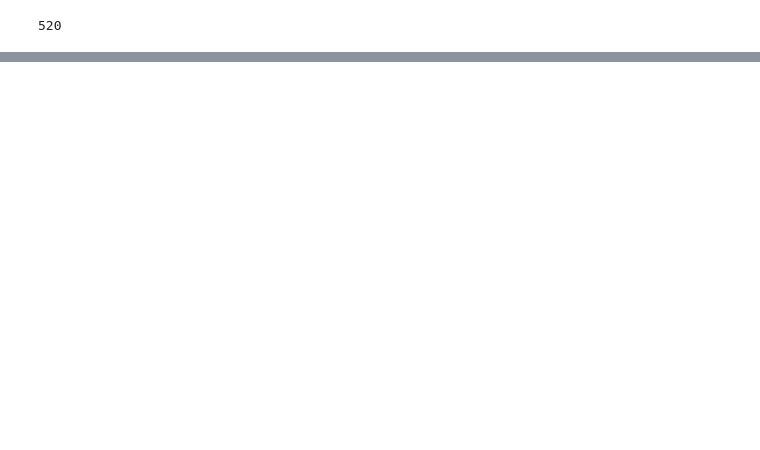
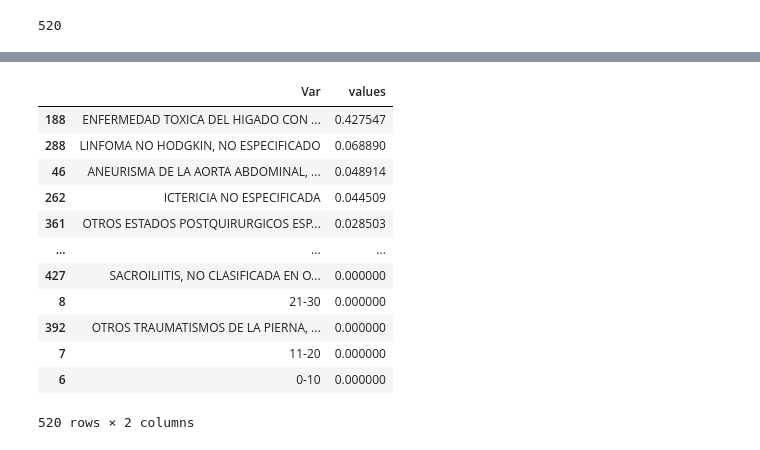
Before and after one commit to juanrodrizc/caso_analitica_finanzas, a Jupyter notebook: Modelo.ipynb, the cells around one changed output, grey strips where cells are left out. Cells and saved outputs as stored; diff of their text form; code cells hidden in the pictures; blank space fills up the shorter version.

```diff
--- a/Modelo.ipynb
+++ b/Modelo.ipynb
@@ -50,0 +113,5 @@ len(temp2)
+# %%
+# Se seleccionan las variables más significativas para el modelo según la Extracción de features
+modelo = ExtraTreesRegressor(n_estimators=100)
+modelo.fit(X, y)
+print(modelo.feature_importances_)
@@ -50,0 +136,21 @@ len(temp2)
+# %%
+temp3 = np.array(modelo.feature_importances_) #Se genera un temporal para los resultados del método
+# %%
+tabla_feactures3 = tabla_final.copy() #Se imprimen las variables más significativas para el modelo según este método
+tabla_feactures3.drop(columns = 'Precio Unit', inplace = True)
+FS = pd.DataFrame({'Var':tabla_feactures3.columns,'values':temp3})
+FS.sort_values(by = 'values', ascending = False)
+# %% [output]
+|  | Var | values |
+| 188 | ENFERMEDAD TOXICA DEL HIGADO CON ... | 0.427547 |
+| 288 | LINFOMA NO HODGKIN, NO ESPECIFICADO | 0.068890 |
+| 46 | ANEURISMA DE LA AORTA ABDOMINAL, ... | 0.048914 |
+| 262 | ICTERICIA NO ESPECIFICADA | 0.044509 |
+| 361 | OTROS ESTADOS POSTQUIRURGICOS ESP... | 0.028503 |
+| ... | ... | ... |
+| 427 | SACROILIITIS, NO CLASIFICADA EN O... | 0.000000 |
+| 8 | 21-30 | 0.000000 |
+| 392 | OTROS TRAUMATISMOS DE LA PIERNA, ... | 0.000000 |
+| 7 | 11-20 | 0.000000 |
+| 6 | 0-10 | 0.000000 |
+520 rows × 2 columns
```
Also changed, not shown: parts of 12 cells of this notebook, 4 other files.
